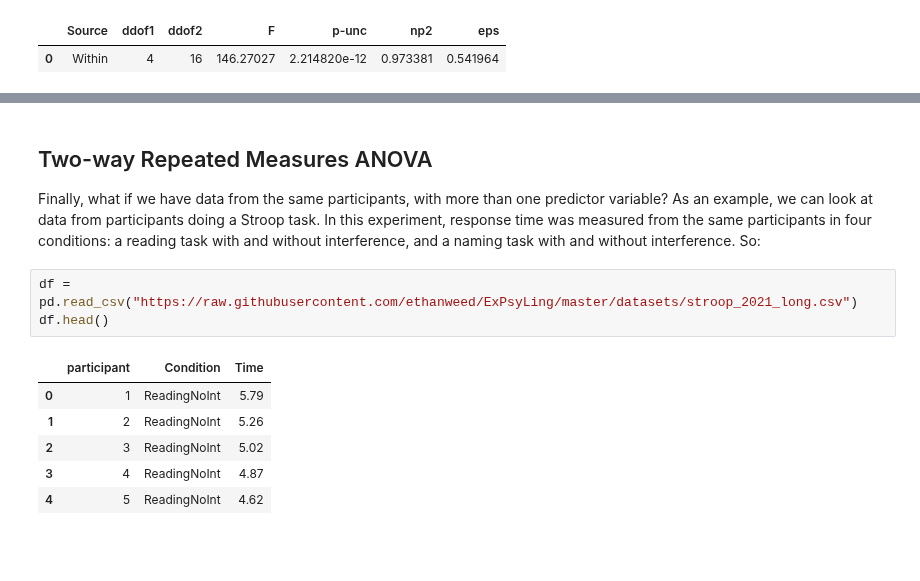
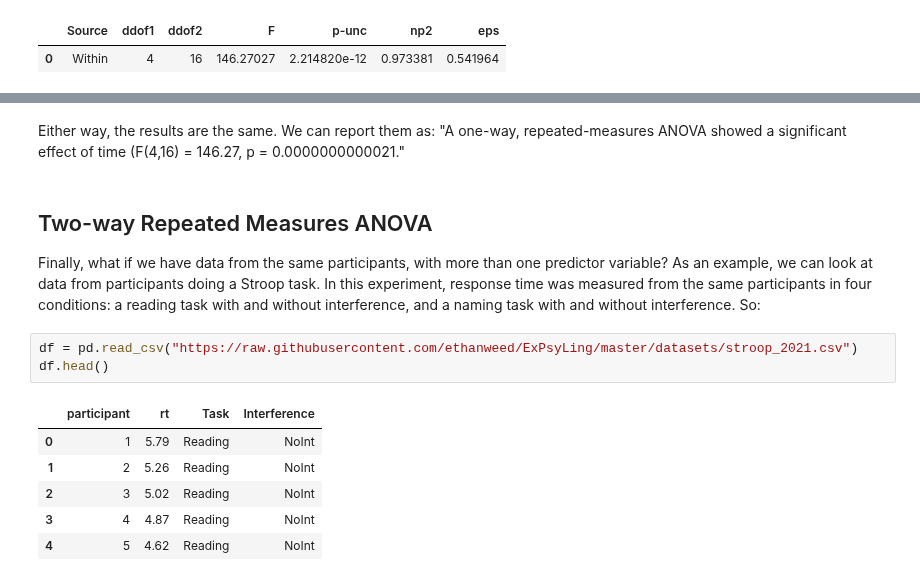
Before and after one commit to ethanweed/ExPsyLing, a Jupyter notebook: 2021/Notebooks/ANOVA_notebook1.ipynb, the cells around one changed output, grey strips where cells are left out. Cells and saved outputs as stored; diff of their text form; blank space fills up the shorter version.

```diff
--- a/2021/Notebooks/ANOVA_notebook1.ipynb
+++ b/2021/Notebooks/ANOVA_notebook1.ipynb
@@ -150,14 +148,16 @@ Either way, the results are the same. We can report them as: "A one-way, repeate
+# %% [markdown]
+Either way, the results are the same. We can report them as: "A one-way, repeated-measures ANOVA showed a significant effect of time (F(4,16) = 146.27, p = 0.0000000000021."
 # %% [markdown]
 ## Two-way Repeated Measures ANOVA
 
 Finally, what if we have data from the same participants, with more than one predictor variable? As an example, we can look at data from participants doing a Stroop task. In this experiment, response time was measured from the same participants in four conditions: a reading task with and without interference, and a naming task with and without interference. So:
 # %%
-df = pd.read_csv("https://raw.githubusercontent.com/ethanweed/ExPsyLing/master/datasets/stroop_2021_long.csv")
+df = pd.read_csv("https://raw.githubusercontent.com/ethanweed/ExPsyLing/master/datasets/stroop_2021.csv")
 df.head()
 # %% [output]
-|  | participant | Condition | Time |
-| 0 | 1 | ReadingNoInt | 5.79 |
-| 1 | 2 | ReadingNoInt | 5.26 |
-| 2 | 3 | ReadingNoInt | 5.02 |
-| 3 | 4 | ReadingNoInt | 4.87 |
-| 4 | 5 | ReadingNoInt | 4.62 |
+|  | participant | rt | Task | Interference |
+| 0 | 1 | 5.79 | Reading | NoInt |
+| 1 | 2 | 5.26 | Reading | NoInt |
+| 2 | 3 | 5.02 | Reading | NoInt |
+| 3 | 4 | 4.87 | Reading | NoInt |
+| 4 | 5 | 4.62 | Reading | NoInt |
```
Also changed, not shown: parts of 29 cells of this notebook.
